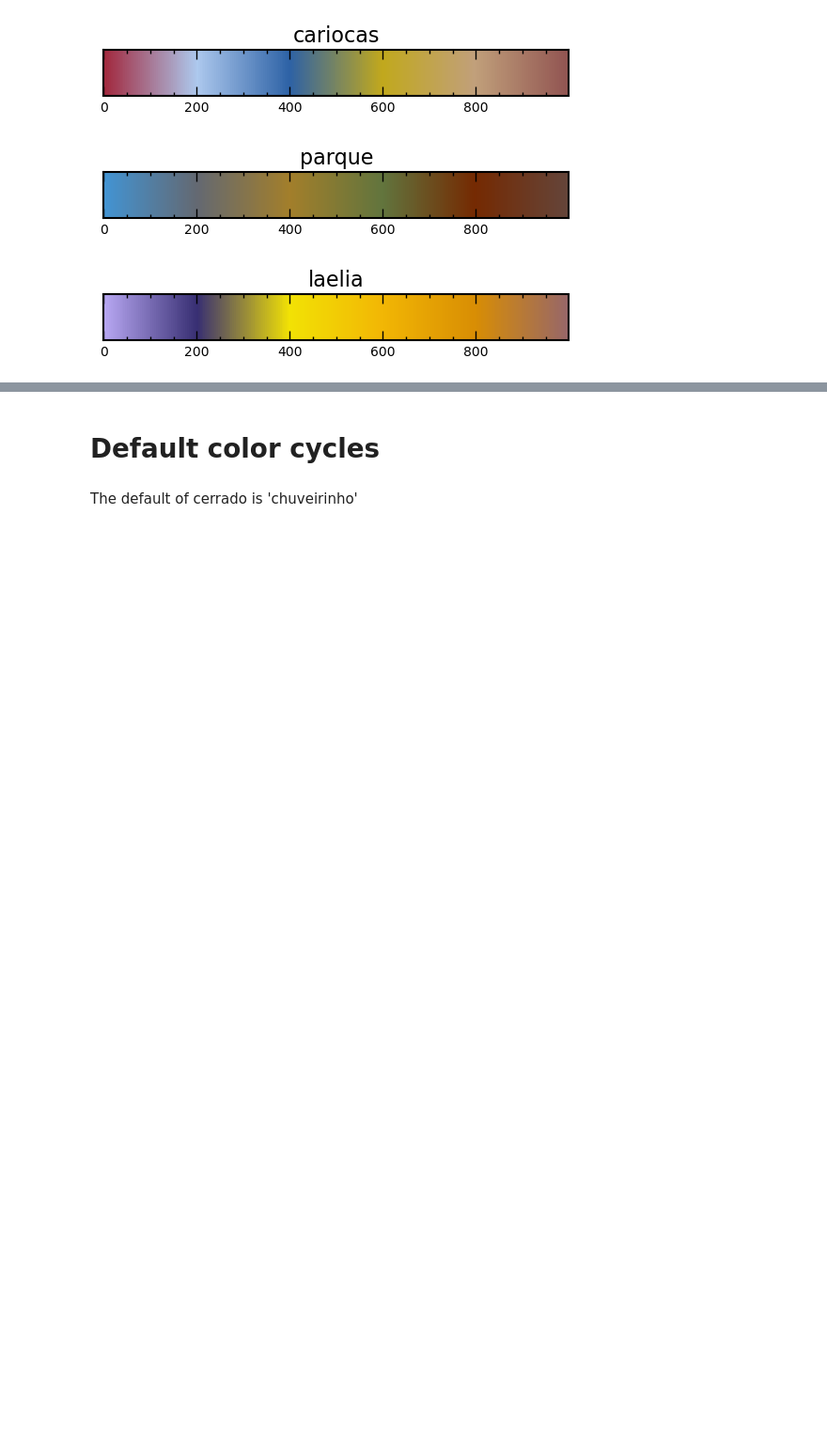
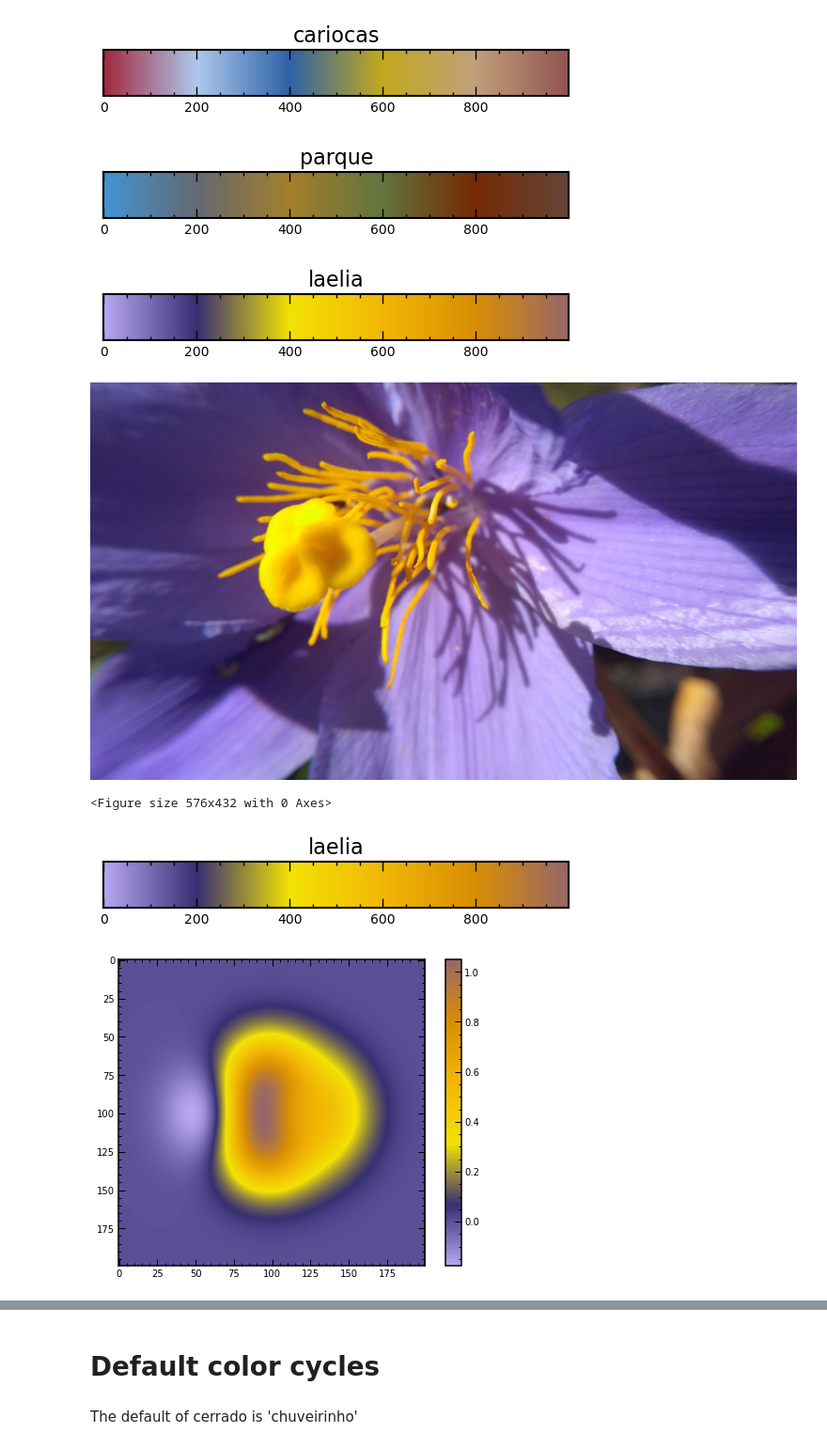
Before and after one commit to gantunesm/cerrado, a Jupyter notebook: notebooks/view_cerrado_colors.ipynb, the cells around one changed output, grey strips where cells are left out. Shown at 94% size. Drawn from its saved outputs; the diff is of its cells as text; code cells hidden in the pictures; blank space fills up the shorter version.

```diff
--- a/notebooks/view_cerrado_colors.ipynb
+++ b/notebooks/view_cerrado_colors.ipynb
@@ -21,3 +21,34 @@ cerrado.view_all_colors()
 [figure]
 [figure]
 [figure]
+# %%
+#The color palletes are inspired in colors of the cerrado, for example:
+
+plt.figure()
+cerrado.view_colormap('laelia')
+
+
+
+def func3(x, y):
+    return (1 - x / 2 + x**3 + y**2) * np.exp(-(x**2 + y**2))
+
+
+dx, dy = 0.03, 0.03
+x = np.arange(-3.0, 3.0, dx)
+y = np.arange(-3.0, 3.0, dy)
+X, Y = np.meshgrid(x, y)
+Z2 = func3(X, Y)
+
+# cerrado.set_colormap('laelia')
+plt.figure()
+plt.imshow(Z2)
+plt.colorbar()
+
+
+from IPython.display import Image
+Image(filename='/home/gabriela/Documents/Pesquisa/cerrado/docs/images/laelia.jpg', width="500")
+# %% [output]
+[figure, added]
+<Figure size 576x432 with 0 Axes>
+[figure, added]
+[figure, added]
```
Also changed, not shown: parts of 2 cells of this notebook, 3 other files.
